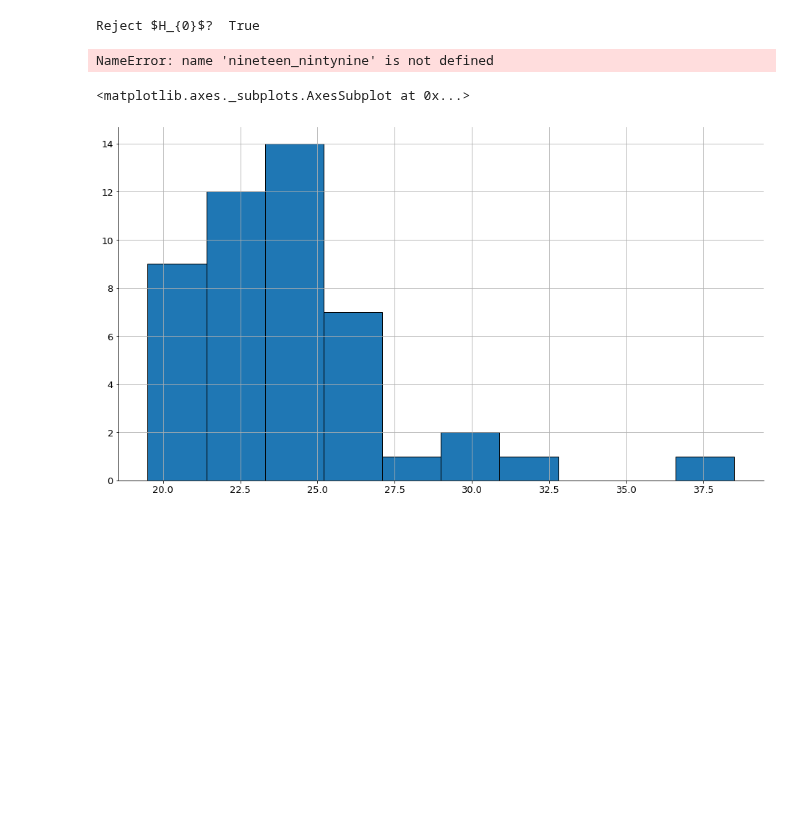
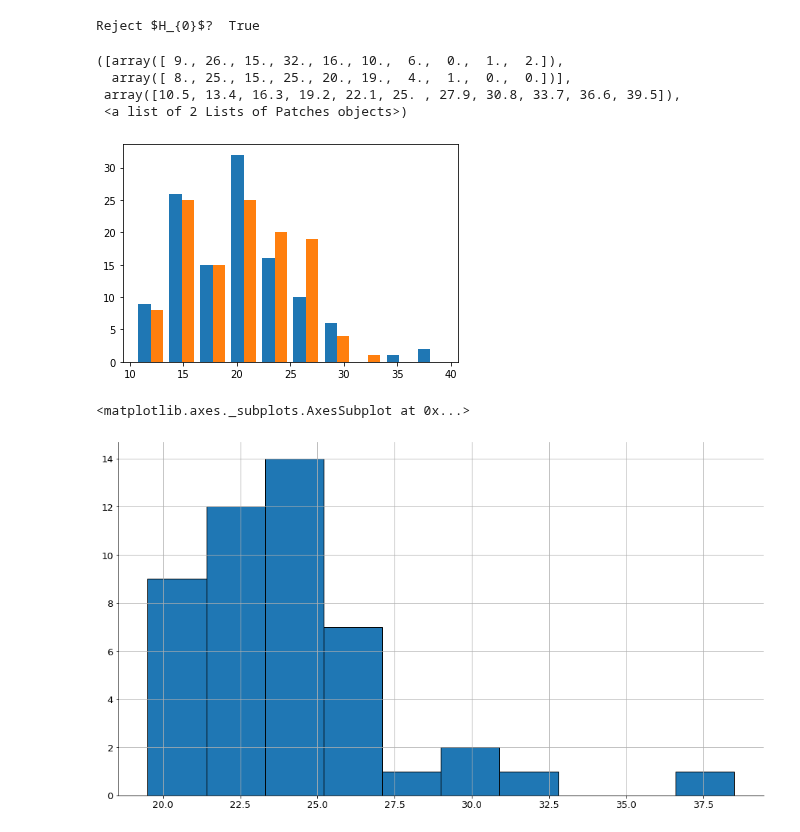
Before and after one commit to matt-c-knight/statistics-exercises, a Jupyter notebook: statistics-exercises/hypothesis_testing.ipynb, the cells around one changed output. Saved outputs shown, nothing was run; the diff lists cells and outputs as text; code cells hidden in the pictures; blank space fills up the shorter version.

```diff
--- a/statistics-exercises/hypothesis_testing.ipynb
+++ b/statistics-exercises/hypothesis_testing.ipynb
@@ -179,8 +179,12 @@ print("Reject $H_{0}$? ", p < alpha)
 Reject $H_{0}$?  True
 # %%
 
-plt.hist([nineteen_nintynine, twothousand_eight], label=["1999 cars", "2008 cars"])
+plt.hist([nineteen_ninetynine, two_thousand_eight], label=["1999 cars", "2008 cars"])
 # %% [output]
-NameError: name 'nineteen_nintynine' is not defined
+([array([ 9., 26., 15., 32., 16., 10.,  6.,  0.,  1.,  2.]),
+  array([ 8., 25., 15., 25., 20., 19.,  4.,  1.,  0.,  0.])],
+ array([10.5, 13.4, 16.3, 19.2, 22.1, 25. , 27.9, 30.8, 33.7, 36.6, 39.5]),
+ <a list of 2 Lists of Patches objects>)
+[figure, added]
 # %%
 compact = mpg[mpg['class'] == 'compact'].combined_mileage
```
Also changed, not shown: parts of 11 cells of this notebook.
